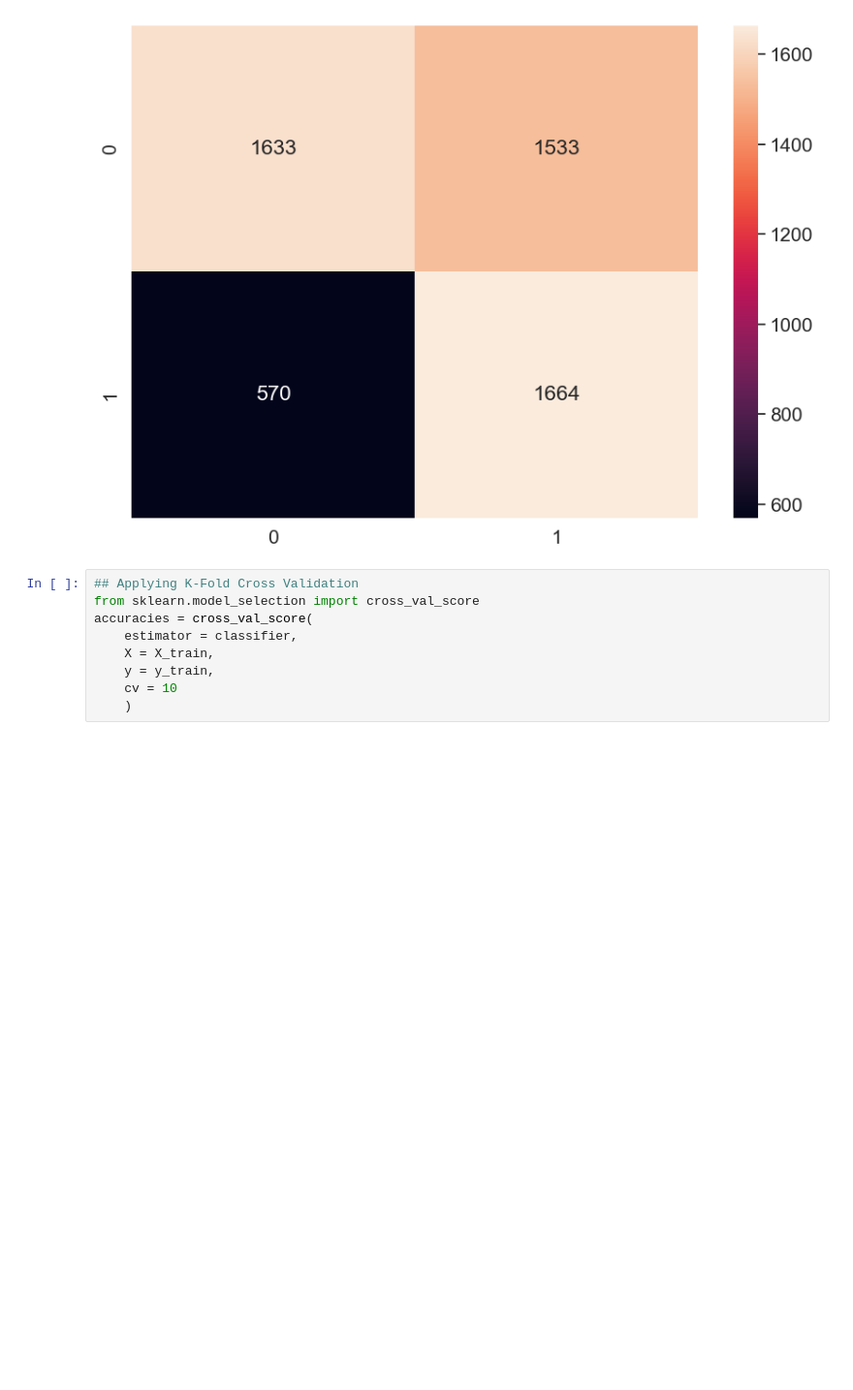
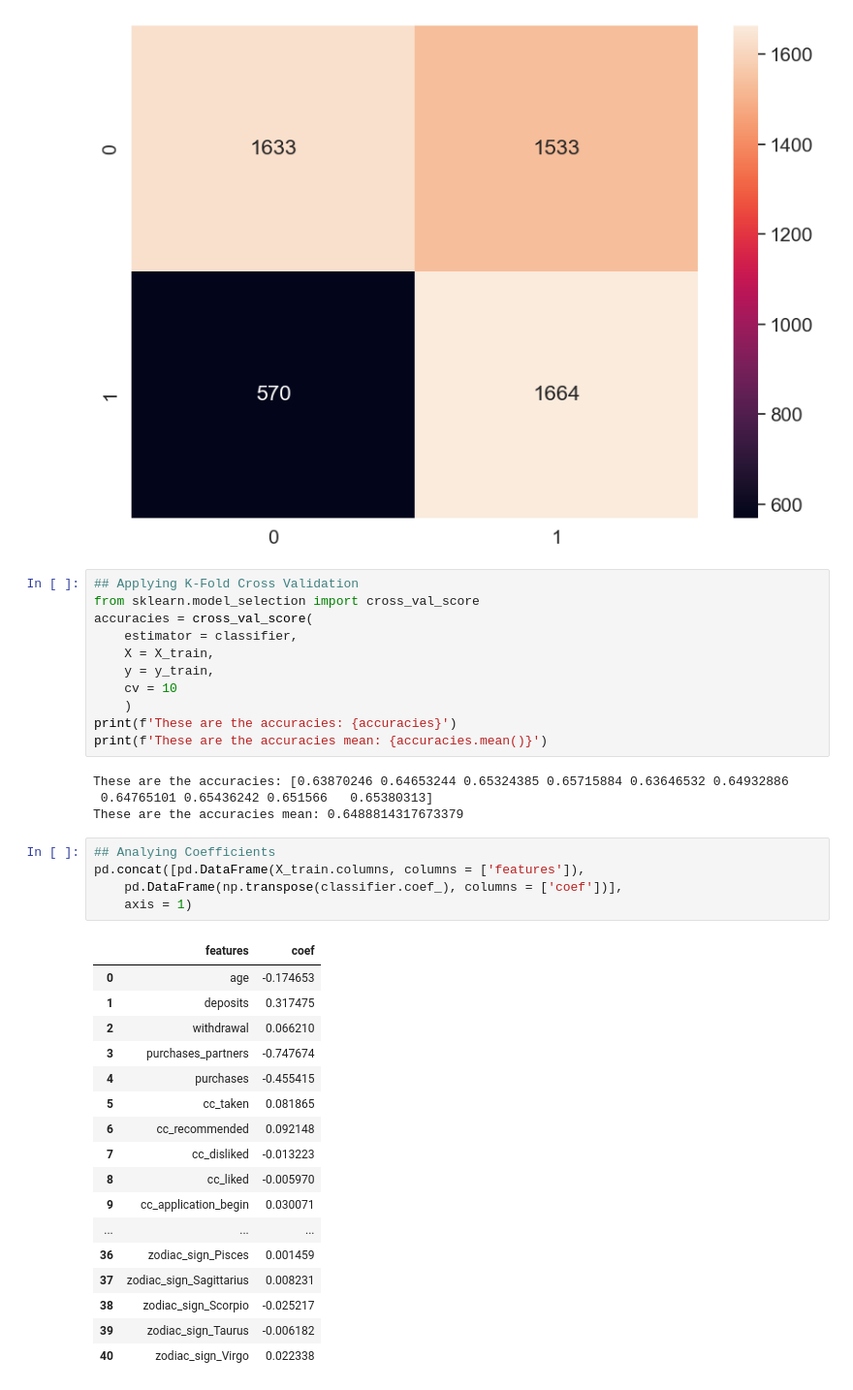
Before and after one commit to dsteven12/minimizing_churn_rate, a Jupyter notebook: churn_notebook.ipynb, the cells around one changed output. Shown: that part at 97% size. Drawn from its saved outputs; the diff is of its cells as text; blank space fills up the shorter version.

```diff
--- a/churn_notebook.ipynb
+++ b/churn_notebook.ipynb
@@ -569,3 +569,32 @@ accuracies = cross_val_score(
     y = y_train,
     cv = 10
     )
+print(f'These are the accuracies: {accuracies}')
+print(f'These are the accuracies mean: {accuracies.mean()}')
+# %% [output]
+These are the accuracies: [0.63870246 0.64653244 0.65324385 0.65715884 0.63646532 0.64932886
+ 0.64765101 0.65436242 0.651566   0.65380313]
+These are the accuracies mean: 0.6488814317673379
+# %%
+## Analying Coefficients
+pd.concat([pd.DataFrame(X_train.columns, columns = ['features']),
+    pd.DataFrame(np.transpose(classifier.coef_), columns = ['coef'])],
+    axis = 1)
+# %% [output]
+|  | features | coef |
+| 0 | age | -0.174653 |
+| 1 | deposits | 0.317475 |
+| 2 | withdrawal | 0.066210 |
+| 3 | purchases_partners | -0.747674 |
+| 4 | purchases | -0.455415 |
+| 5 | cc_taken | 0.081865 |
+| 6 | cc_recommended | 0.092148 |
+| 7 | cc_disliked | -0.013223 |
+| 8 | cc_liked | -0.005970 |
+| 9 | cc_application_begin | 0.030071 |
+| ... | ... | ... |
+| 36 | zodiac_sign_Pisces | 0.001459 |
+| 37 | zodiac_sign_Sagittarius | 0.008231 |
+| 38 | zodiac_sign_Scorpio | -0.025217 |
+| 39 | zodiac_sign_Taurus | -0.006182 |
+| 40 | zodiac_sign_Virgo | 0.022338 |
```
Also changed, not shown: parts of 10 cells of this notebook.
